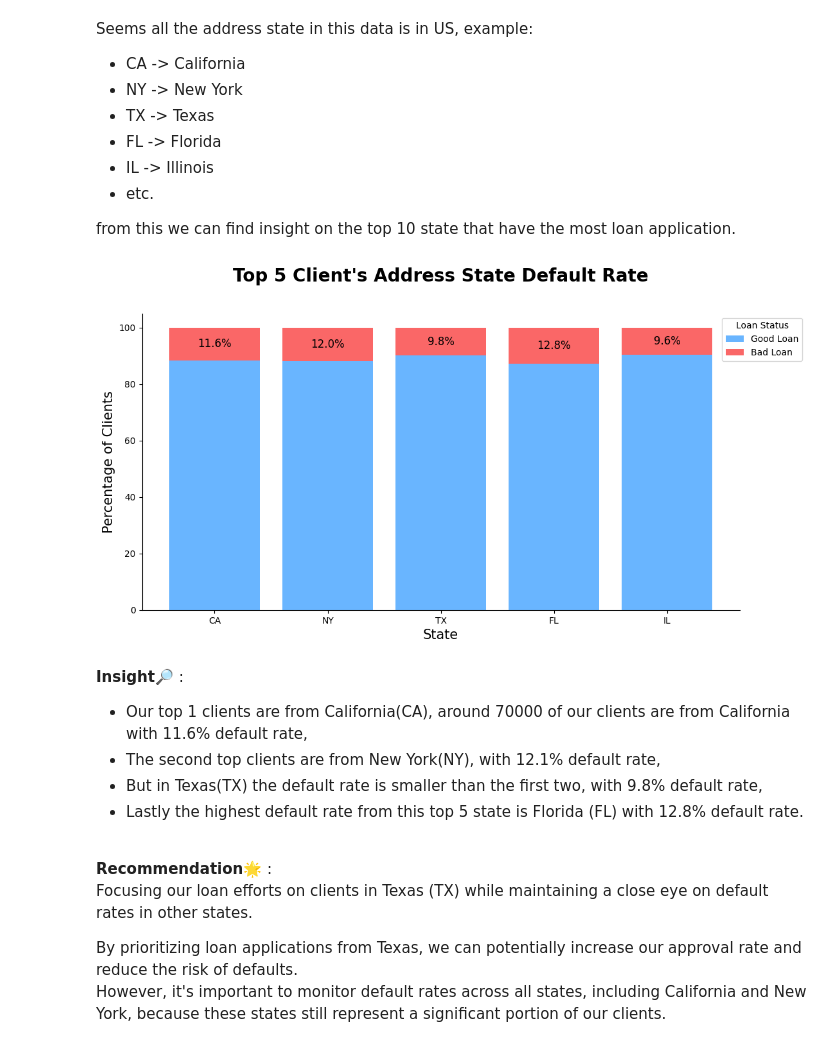
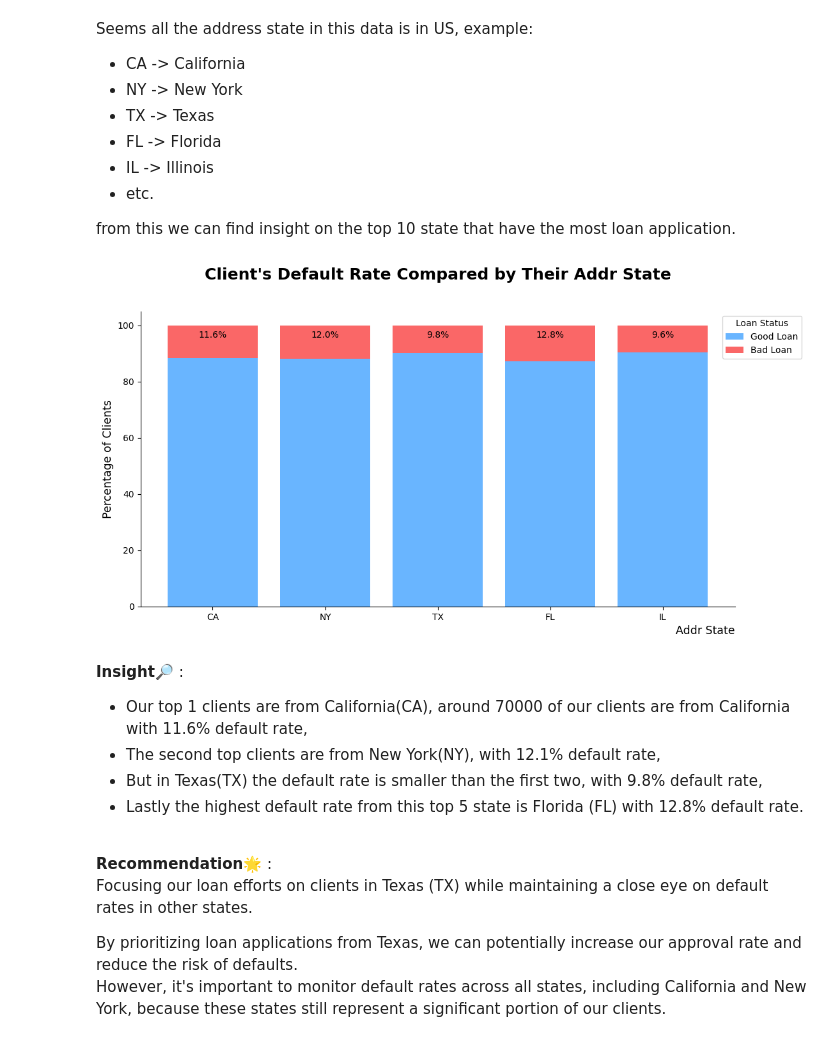
Before and after one commit to azaryasph/IDX-Partners-Project-Based-Internship-Prediction-Model, a Jupyter notebook: notebooks/Prediction Model.ipynb, the cells around one changed output. Cells and saved outputs as stored; diff of their text form; code cells hidden in the pictures.

```diff
--- a/notebooks/Prediction Model.ipynb
+++ b/notebooks/Prediction Model.ipynb
@@ -316,45 +405,20 @@ fig.update_layout(
 )
 
 fig.show()
-# %%
-# Get the top 5 states by loan count
-top_states = dfloan.addr_state.value_counts().head(5).index
-
-# Filter the dataframe to only include the top 5 states
-dfloan_top_states = dfloan[dfloan.addr_state.isin(top_states)]
-
-# Create a dataframe with counts of good and bad loans for each state
-loan_status_counts = dfloan_top_states.groupby(['addr_state', 'loan_status']).size().unstack()
-
-# Sort the dataframe by the total count of loans for each state
-loan_status_counts = loan_status_counts.loc[top_states]
-
-# Normalize the counts to get the proportion and convert to percentages
-loan_status_counts = (loan_status_counts.div(loan_status_counts.sum(axis=1), axis=0) * 100)
-
-# Set the figure size
-plt.figure(figsize=(12, 6))
-
-# Create a stacked bar chart
-bar1 = plt.bar(loan_status_counts.index, loan_status_counts['Good Loan'], color='#69B5FF')
-bar2 = plt.bar(loan_status_counts.index, loan_status_counts['Bad Loan'], bottom=loan_status_counts['Good Loan'], color='#FA6767')
-
-# Set the title and labels
-plt.title("Top 5 Client's Address State Default Rate", y=1.09, fontsize=20, fontweight='bold')
-plt.ylabel('Percentage of Clients', fontsize=15)
-plt.xlabel('State', fontsize=15)
-plt.legend([bar1, bar2], ['Good Loan', 'Bad Loan'], title='Loan Status', loc='upper right', bbox_to_anchor=(1.112, 1))
-
-# Add annotations to 'Bad Loan' bars
-for i in range(len(loan_status_counts.index)):
-    percentage = loan_status_counts['Bad Loan'].iloc[i]
-    plt.text(i, loan_status_counts['Good Loan'].iloc[i] + percentage/2, f'{percentage:.1f}%', ha='center', va='center', color='black', fontsize=12)
-
-sns.despine()
-# Display the plot
-plt.show()
-# %% [output]
-[figure, removed]
+# %%
+# Get the top 5 states by loan count
+top_states = dfloan.addr_state.value_counts().head(5).index
+
+# Filter the dataframe to only include the top 5 states
+dfloan_top_states = dfloan[dfloan.addr_state.isin(top_states)]
+
+# set the figure size
+plt.figure(figsize=(12, 6))
+
+# Create a stacked bar plot
+create_stacked_barchart(dfloan_top_states, 'addr_state', 'loan_status', top_states, target_colors, (1.12, 1))
+# %% [output]
+[figure, added]
 # %% [markdown]
 **Insight🔎** :<br>
 - Our top 1 clients are from California(CA), around 70000 of our clients are from California with 11.6% default rate,
```
Also changed, not shown: parts of 23 cells of this notebook.
